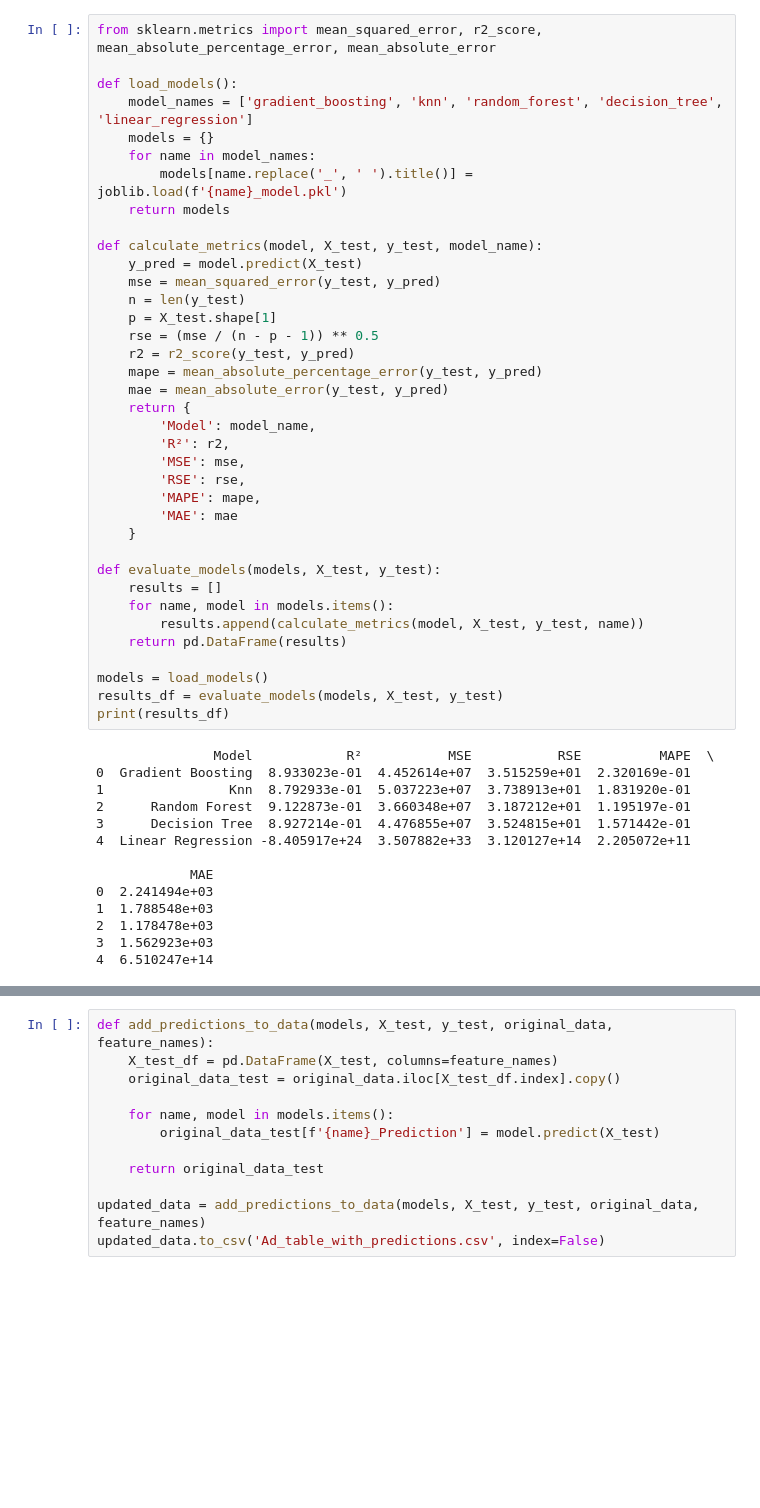
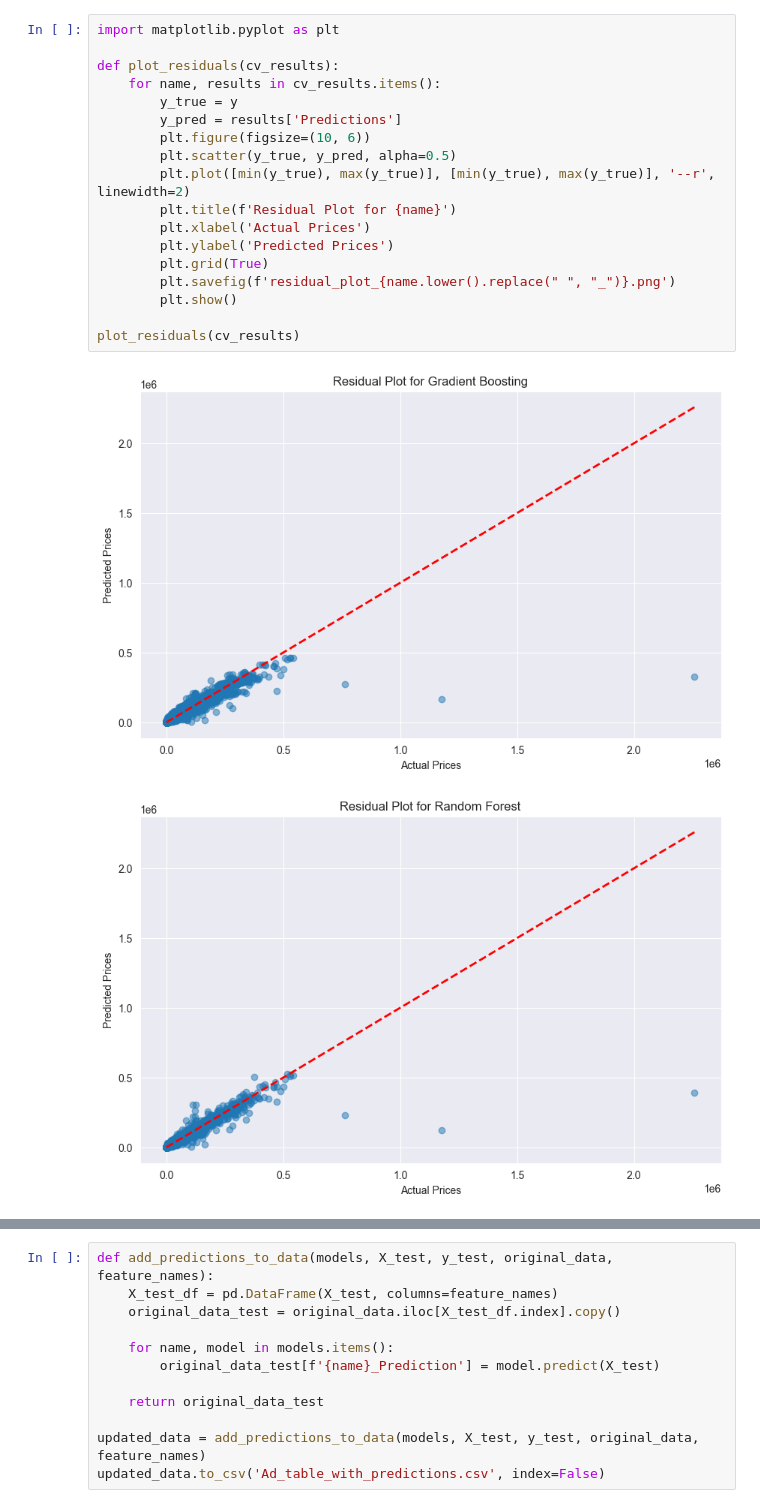
Before and after one commit to Marcel2511/DataSciencePortfolioFinal, a Jupyter notebook: regressionModel.ipynb, the cells around one changed output, grey strips where cells are left out. Drawn from its saved outputs; the diff is of its cells as text; blank space fills up the shorter version.

```diff
--- a/regressionModel.ipynb
+++ b/regressionModel.ipynb
@@ -50,51 +85,21 @@ models = train_models(X_train, y_train)
 # %%
-from sklearn.metrics import mean_squared_error, r2_score, mean_absolute_percentage_error, mean_absolute_error
+import matplotlib.pyplot as plt
 
-def load_models():
-    model_names = ['gradient_boosting', 'knn', 'random_forest', 'decision_tree', 'linear_regression']
-    models = {}
-    for name in model_names:
-        models[name.replace('_', ' ').title()] = joblib.load(f'{name}_model.pkl')
-    return models
+def plot_residuals(cv_results):
+    for name, results in cv_results.items():
+        y_true = y
+        y_pred = results['Predictions']
+        plt.figure(figsize=(10, 6))
+        plt.scatter(y_true, y_pred, alpha=0.5)
+        plt.plot([min(y_true), max(y_true)], [min(y_true), max(y_true)], '--r', linewidth=2)
+        plt.title(f'Residual Plot for {name}')
+        plt.xlabel('Actual Prices')
+        plt.ylabel('Predicted Prices')
+        plt.grid(True)
+        plt.savefig(f'residual_plot_{name.lower().replace(" ", "_")}.png')
+        plt.show()
 
-def calculate_metrics(model, X_test, y_test, model_name):
-    y_pred = model.predict(X_test)
-    mse = mean_squared_error(y_test, y_pred)
-    n = len(y_test)
-    p = X_test.shape[1]
-    rse = (mse / (n - p - 1)) ** 0.5
-    r2 = r2_score(y_test, y_pred)
-    mape = mean_absolute_percentage_error(y_test, y_pred)
-    mae = mean_absolute_error(y_test, y_pred)
-    return {
-        'Model': model_name,
-        'R²': r2,
-        'MSE': mse,
-        'RSE': rse,
-        'MAPE': mape,
-        'MAE': mae
-    }
-
-def evaluate_models(models, X_test, y_test):
-    results = []
-    for name, model in models.items():
-        results.append(calculate_metrics(model, X_test, y_test, name))
-    return pd.DataFrame(results)
-
-models = load_models()
-results_df = evaluate_models(models, X_test, y_test)
-print(results_df)
+plot_residuals(cv_results)
 # %% [output]
-               Model            R²           MSE           RSE          MAPE  \
-0  Gradient Boosting  8.933023e-01  4.452614e+07  3.515259e+01  2.320169e-01
-1                Knn  8.792933e-01  5.037223e+07  3.738913e+01  1.831920e-01
-2      Random Forest  9.122873e-01  3.660348e+07  3.187212e+01  1.195197e-01
-3      Decision Tree  8.927214e-01  4.476855e+07  3.524815e+01  1.571442e-01
-4  Linear Regression -8.405917e+24  3.507882e+33  3.120127e+14  2.205072e+11
-
-            MAE
-0  2.241494e+03
-1  1.788548e+03
-2  1.178478e+03
-3  1.562923e+03
-4  6.510247e+14
+[figure, added]
+[figure, added]
```
Also changed, not shown: parts of 7 cells of this notebook, 8 other files.
